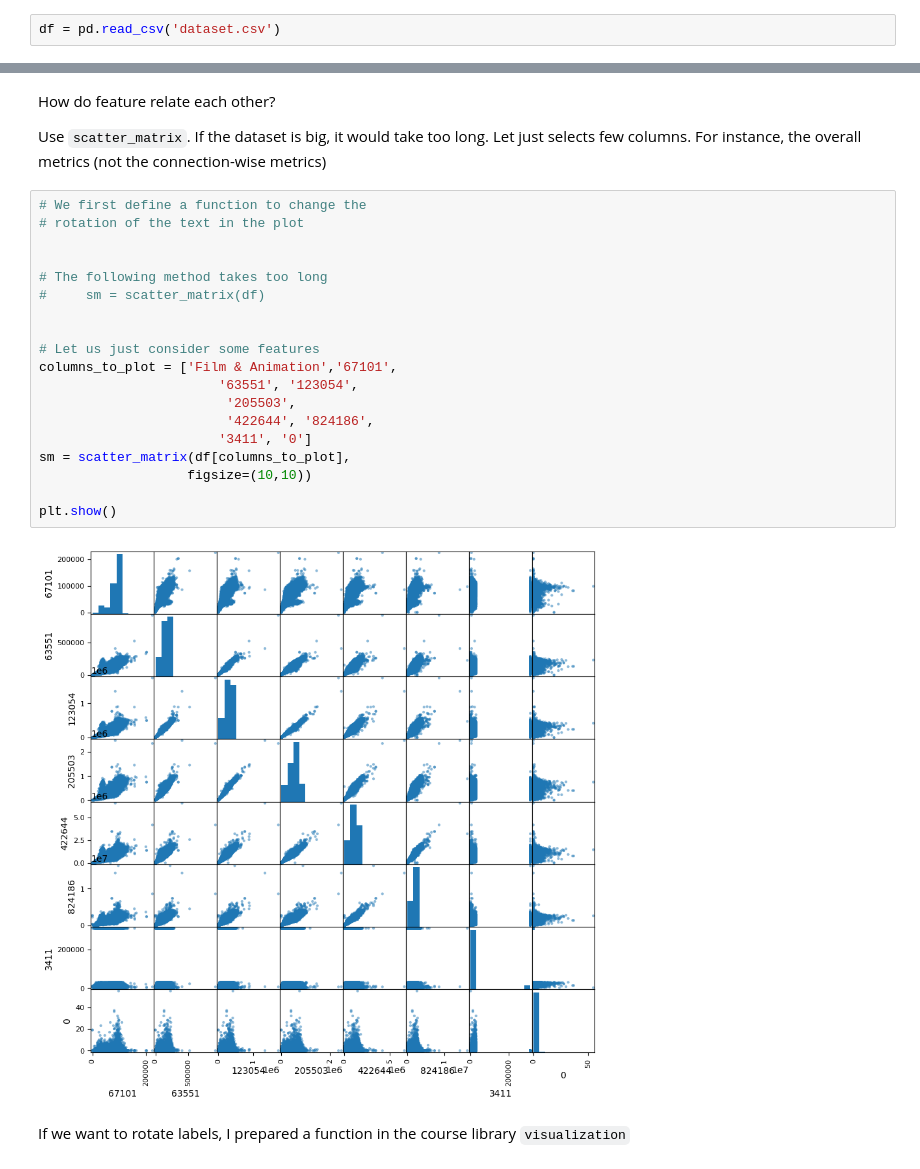
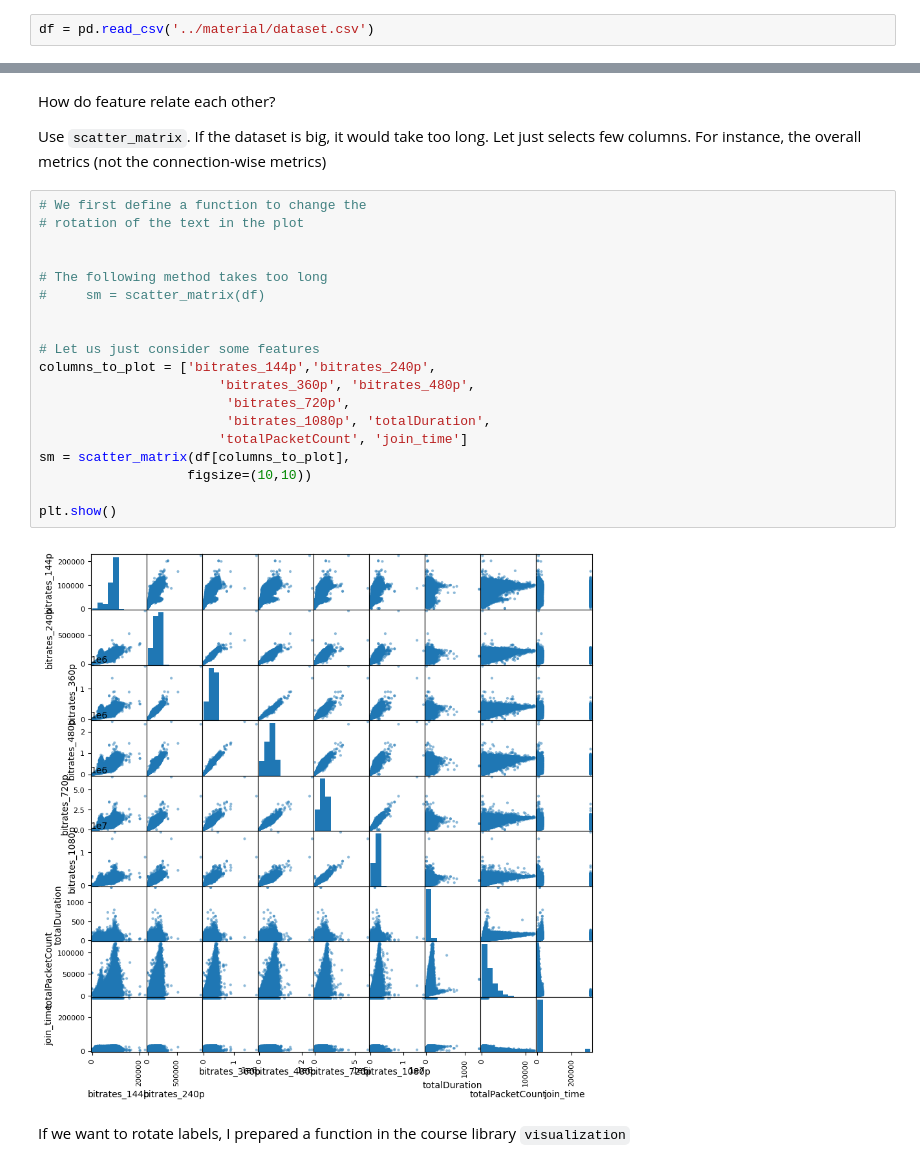
Before and after one commit to Mimilv1/NET4550, a Jupyter notebook: Analyse/projet_exploration.ipynb, the cells around one changed output, grey strips where cells are left out. Cells and saved outputs as stored; diff of their text form.

```diff
--- a/Analyse/projet_exploration.ipynb
+++ b/Analyse/projet_exploration.ipynb
@@ -36,5 +41,5 @@ dataset.csv
 # %%
-df = pd.read_csv('dataset.csv')
+df = pd.read_csv('../material/dataset.csv')
 # %%
 df.head(n=11)
 # %% [output]
@@ -313,23 +317,23 @@ Use `scatter_matrix`. If the dataset is big, it would take too long. Let just se
 # %%
 # We first define a function to change the
 # rotation of the text in the plot
 
 
 # The following method takes too long
 #     sm = scatter_matrix(df)
 
 
 # Let us just consider some features
-columns_to_plot = ['Film & Animation','67101',
-                       '63551', '123054',
-                        '205503',
-                        '422644', '824186',
-                       '3411', '0']
+columns_to_plot = ['bitrates_144p','bitrates_240p',
+                       'bitrates_360p', 'bitrates_480p',
+                        'bitrates_720p',
+                        'bitrates_1080p', 'totalDuration',
+                       'totalPacketCount', 'join_time']
 sm = scatter_matrix(df[columns_to_plot],
                    figsize=(10,10))
 
 plt.show()
 # %% [output]
-[figure, old version]
+[figure, new version]
 # %% [markdown]
 If we want to rotate labels, I prepared a function in the course library `visualization`
```
Also changed, not shown: parts of 45 cells of this notebook, 6 other files.
